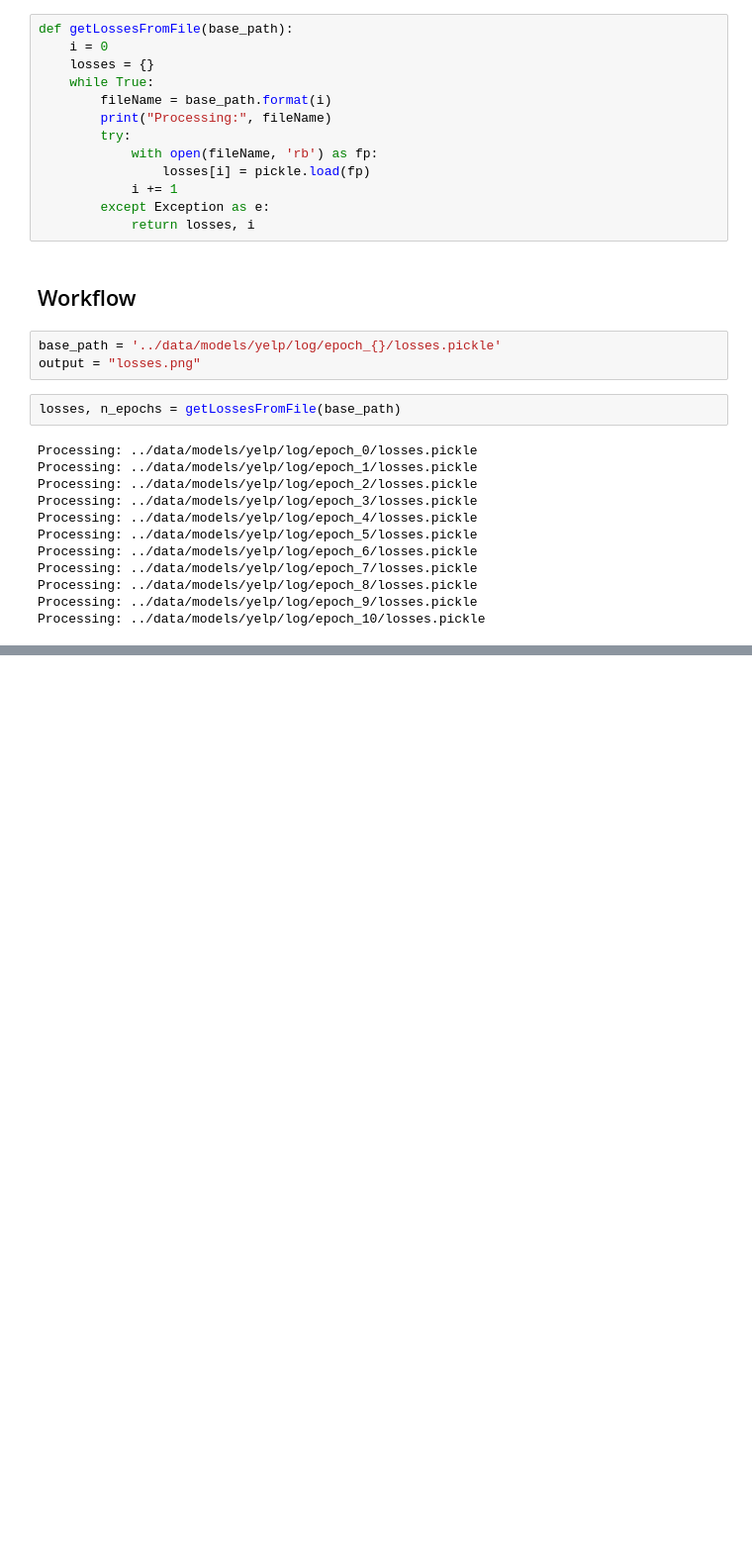
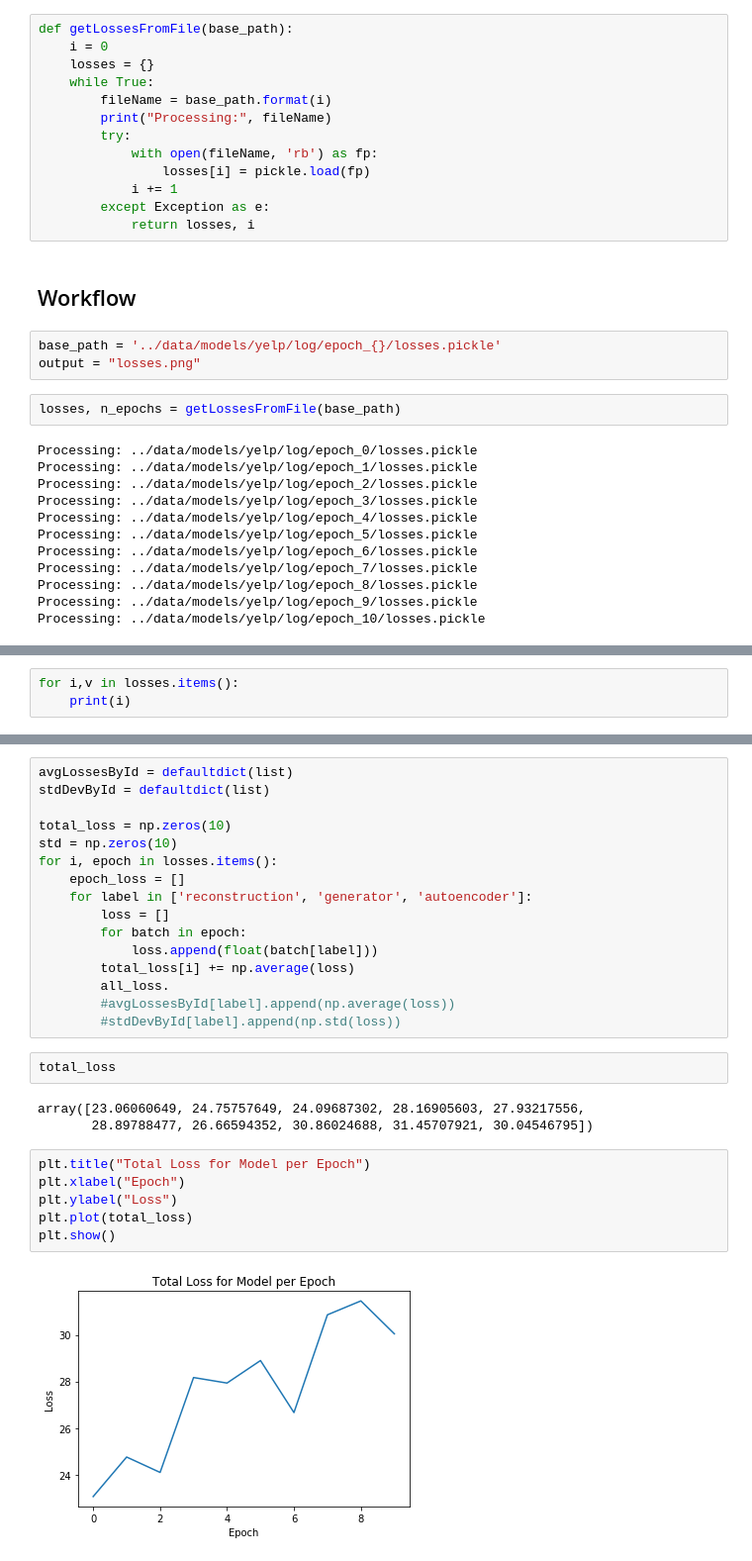
Before and after one commit to KKsharma99/text_style_transfer, a Jupyter notebook: notebooks/loss_analysis.ipynb, the cells around one changed output, grey strips where cells are left out. Shown at 99% size. Cells and saved outputs as stored; diff of their text form; blank space fills up the shorter version.

Commit message:
updates to losses

```diff
--- a/notebooks/loss_analysis.ipynb
+++ b/notebooks/loss_analysis.ipynb
@@ -150,0 +155,3 @@ plt.savefig(output)
+# %%
+for i,v in losses.items():
+    print(i)
@@ -150,0 +169,29 @@ plt.savefig(output)
+# %%
+avgLossesById = defaultdict(list)
+stdDevById = defaultdict(list)
+
+total_loss = np.zeros(10)
+std = np.zeros(10)
+for i, epoch in losses.items():
+    epoch_loss = []
+    for label in ['reconstruction', 'generator', 'autoencoder']:
+        loss = []
+        for batch in epoch:
+            loss.append(float(batch[label]))
+        total_loss[i] += np.average(loss)
+        all_loss.
+        #avgLossesById[label].append(np.average(loss))
+        #stdDevById[label].append(np.std(loss))
+# %%
+total_loss
+# %% [output]
+array([23.06060649, 24.75757649, 24.09687302, 28.16905603, 27.93217556,
+       28.89788477, 26.66594352, 30.86024688, 31.45707921, 30.04546795])
+# %%
+plt.title("Total Loss for Model per Epoch")
+plt.xlabel("Epoch")
+plt.ylabel("Loss")
+plt.plot(total_loss)
+plt.show()
+# %% [output]
+[figure, added]
```
Also changed, not shown: parts of 8 cells of this notebook, 2 other files.
